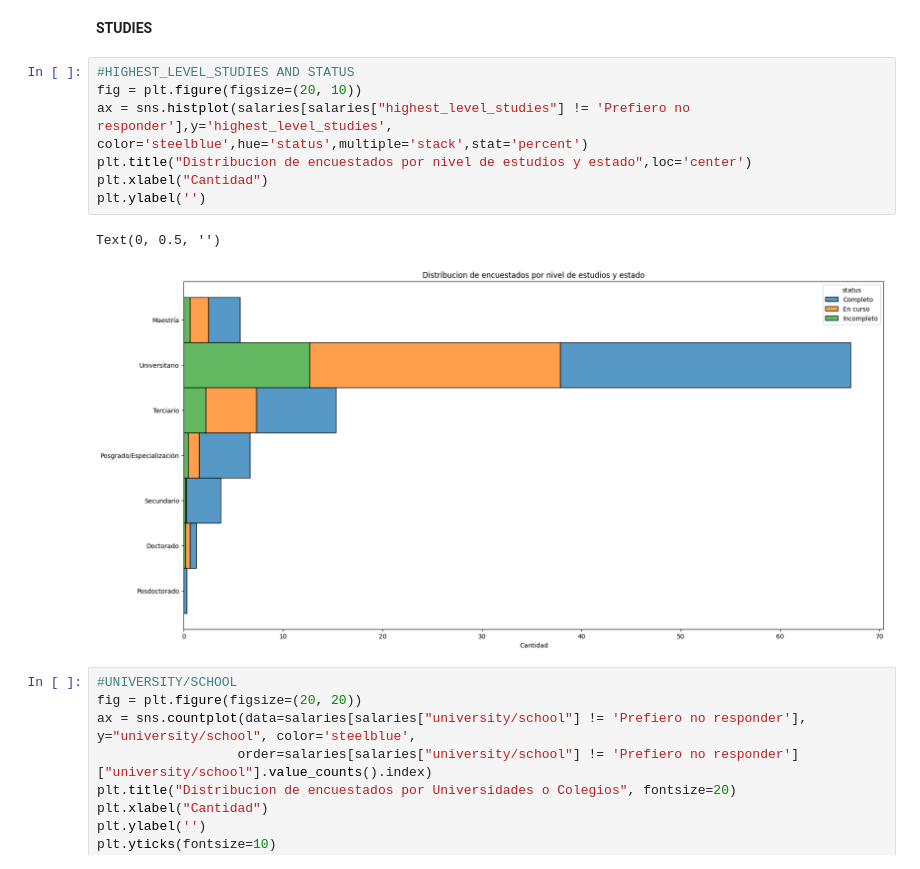
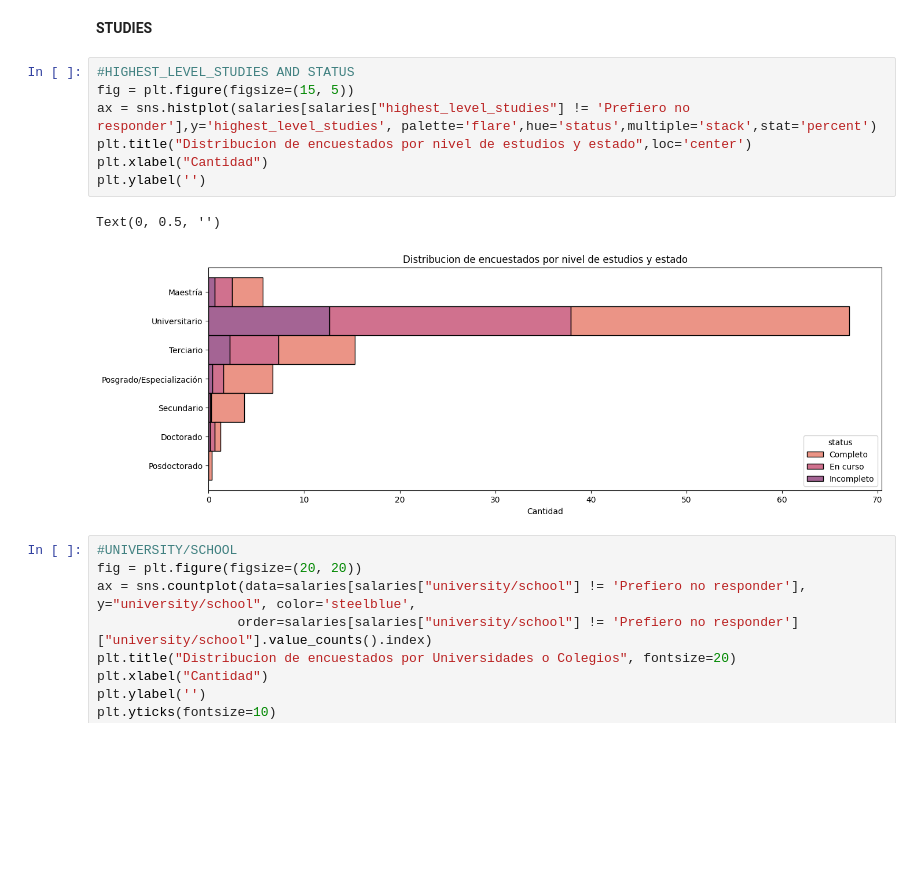
Before and after one commit to simonzanetti/2023.2-SysArmy-IT-Salaries-Survey, a Jupyter notebook: 2023_2_SysArmy_Survey.ipynb, the cells around one changed output. Saved outputs shown, nothing was run; the diff lists cells and outputs as text; blank space fills up the shorter version.

```diff
--- a/2023_2_SysArmy_Survey.ipynb
+++ b/2023_2_SysArmy_Survey.ipynb
@@ -537,14 +528,14 @@ plt.tight_layout()
 **STUDIES**
 # %%
 #HIGHEST_LEVEL_STUDIES AND STATUS
-fig = plt.figure(figsize=(20, 10))
-ax = sns.histplot(salaries[salaries["highest_level_studies"] != 'Prefiero no responder'],y='highest_level_studies', color='steelblue',hue='status',multiple='stack',stat='percent')
+fig = plt.figure(figsize=(15, 5))
+ax = sns.histplot(salaries[salaries["highest_level_studies"] != 'Prefiero no responder'],y='highest_level_studies', palette='flare',hue='status',multiple='stack',stat='percent')
 plt.title("Distribucion de encuestados por nivel de estudios y estado",loc='center')
 plt.xlabel("Cantidad")
 plt.ylabel('')
 # %% [output]
 Text(0, 0.5, '')
-[figure, old version]
+[figure, new version]
 # %%
 #UNIVERSITY/SCHOOL
 fig = plt.figure(figsize=(20, 20))
```
Also changed, not shown: parts of 6 cells of this notebook.
